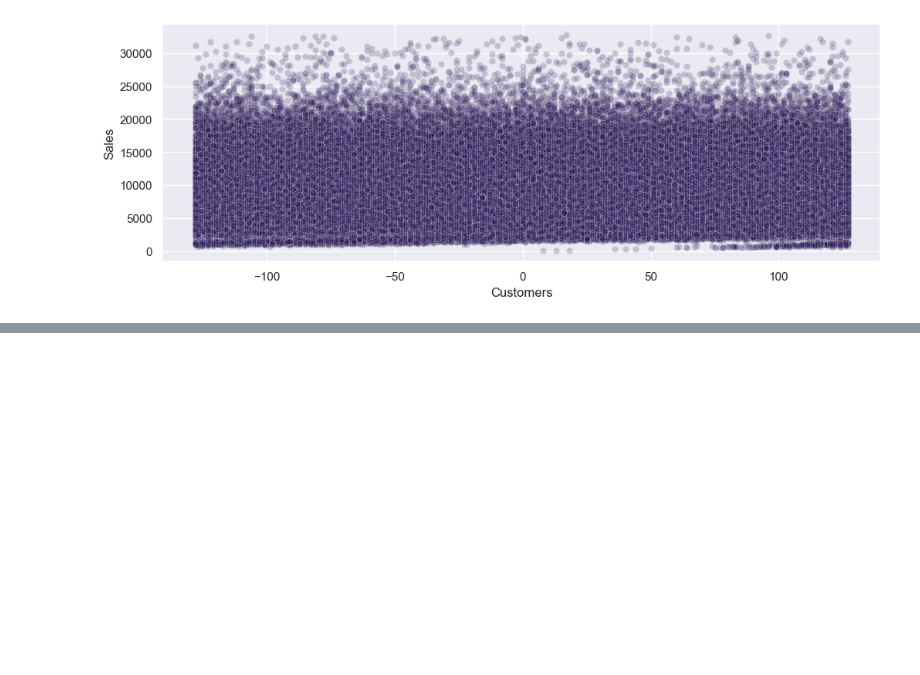
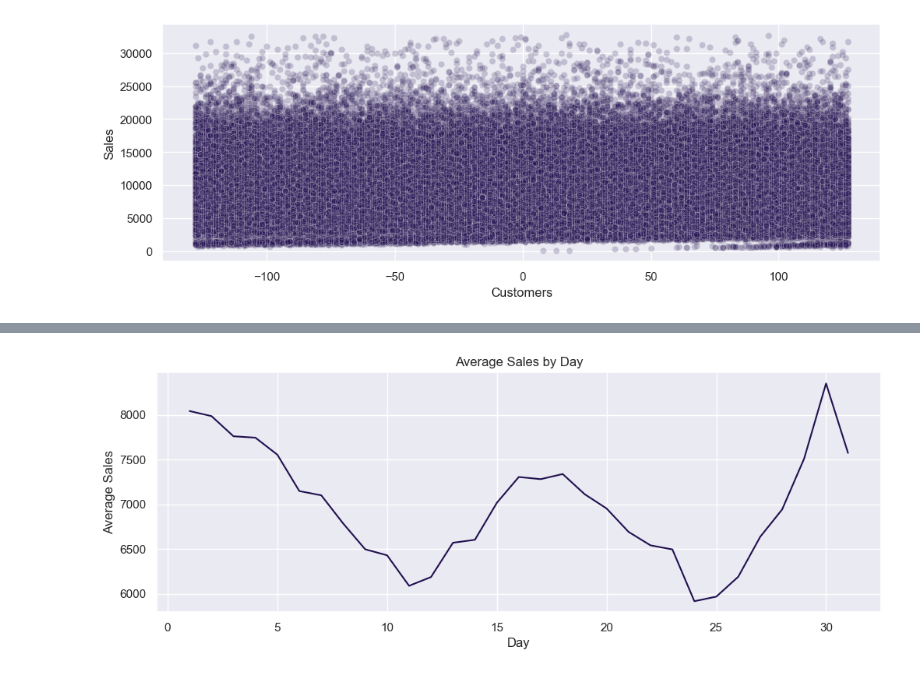
Before and after one commit to Anshu-parmar015/Rossmann-Store-Sales-Data-Analysis, a Jupyter notebook: sales_data.ipynb, the cells around one changed output, grey strips where cells are left out. Cells and saved outputs as stored; diff of their text form; code cells hidden in the pictures; blank space fills up the shorter version.

```diff
--- a/sales_data.ipynb
+++ b/sales_data.ipynb
@@ -433,0 +497,12 @@ plt.show()
+# %%
+#Day-Wise Analysis
+day_sales = df.groupby('Day', as_index=False)['Sales'].mean()
+
+plt.figure(figsize=(12,4))
+sns.lineplot(data=day_sales,x='Day',y='Sales')
+plt.title('Average Sales by Day')
+plt.xlabel('Day')
+plt.ylabel('Average Sales')
+plt.show()
+# %% [output]
+[figure, added]
```
Also changed, not shown: parts of 9 cells of this notebook.
